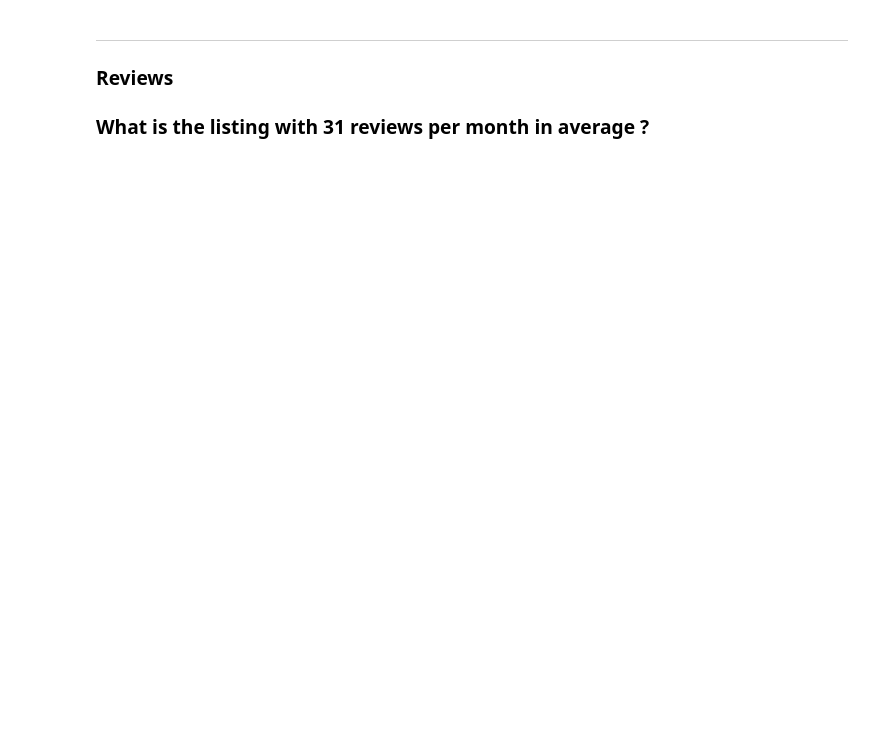
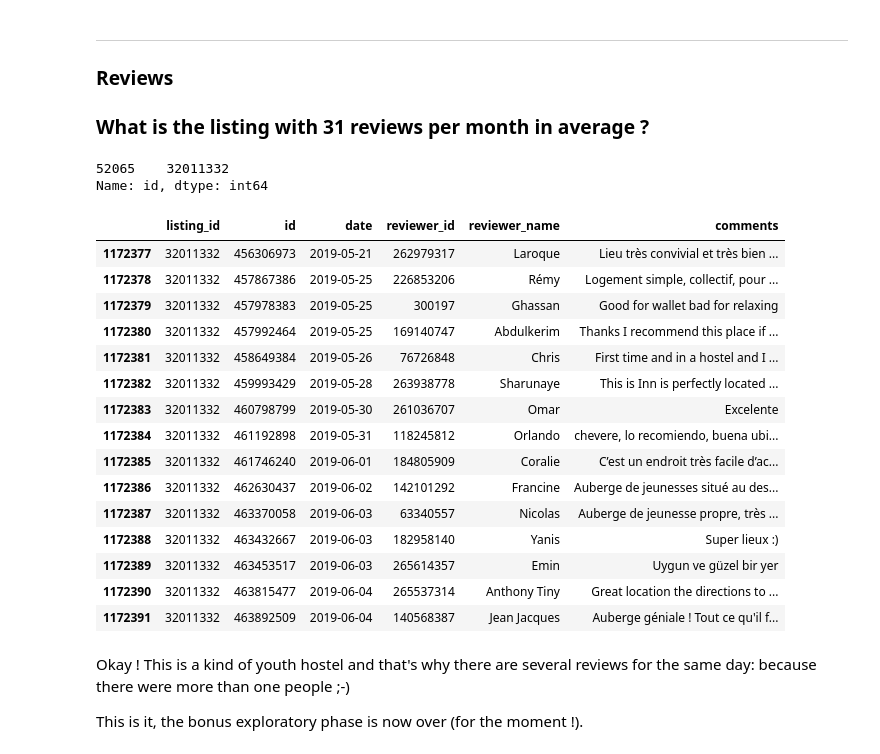
Before and after one commit to nidragedd/udadsnd-p4-airbnb_inside, a Jupyter notebook: notebook/APPENDIX_Bonus_Exploratory_Data.ipynb, the cells around one changed output. Cells and saved outputs as stored; diff of their text form; code cells hidden in the pictures; blank space fills up the shorter version.

Commit message:
Finish bonus EDA

```diff
--- a/notebook/APPENDIX_Bonus_Exploratory_Data.ipynb
+++ b/notebook/APPENDIX_Bonus_Exploratory_Data.ipynb
@@ -24,7 +24,7 @@ from src.preprocessing import cleaning
 # Let's load the datasets
 df_lst = pd.read_csv(datacollector.get_data_file(cst.LISTING_FULL_FILE), sep=',', header=0, low_memory=False)
 df_cal = pd.read_csv(datacollector.get_data_file(cst.CALENDAR_FILE), sep=',', header=0)
-# df_reviews = pd.read_csv(datacollector.get_data_file(cst.REVIEWS_FILE), sep=',', header=0)
+df_reviews = pd.read_csv(datacollector.get_data_file(cst.REVIEWS_FILE), sep=',', header=0)
 # %% [markdown]
 # Want to know more about what's inside data ?
 Welcome to the _Appendix_ section. This is not directly linked to our main objectives but as I am a curious guy, I could not resist to dig more some elements.
@@ -306,0 +305,28 @@ This listing must be rented for at least 5 days so it will cost you something li
+# %%
+df_lst[df_lst.reviews_per_month == df_lst.reviews_per_month.max()].id
+# %% [output]
+52065    32011332
+Name: id, dtype: int64
+# %%
+df_reviews[df_reviews.listing_id == 32011332].head(15)
+# %% [output]
+|  | listing_id | id | date | reviewer_id | reviewer_name | comments |
+| 1172377 | 32011332 | 456306973 | 2019-05-21 | 262979317 | Laroque | Lieu très convivial et très bien ... |
+| 1172378 | 32011332 | 457867386 | 2019-05-25 | 226853206 | Rémy | Logement simple, collectif, pour ... |
+| 1172379 | 32011332 | 457978383 | 2019-05-25 | 300197 | Ghassan | Good for wallet bad for relaxing |
+| 1172380 | 32011332 | 457992464 | 2019-05-25 | 169140747 | Abdulkerim | Thanks I recommend this place if ... |
+| 1172381 | 32011332 | 458649384 | 2019-05-26 | 76726848 | Chris | First time and in a hostel and I ... |
+| 1172382 | 32011332 | 459993429 | 2019-05-28 | 263938778 | Sharunaye | This is Inn is perfectly located ... |
+| 1172383 | 32011332 | 460798799 | 2019-05-30 | 261036707 | Omar | Excelente |
+| 1172384 | 32011332 | 461192898 | 2019-05-31 | 118245812 | Orlando | chevere, lo recomiendo, buena ubi... |
+| 1172385 | 32011332 | 461746240 | 2019-06-01 | 184805909 | Coralie | C’est un endroit très facile d’ac... |
+| 1172386 | 32011332 | 462630437 | 2019-06-02 | 142101292 | Francine | Auberge de jeunesses situé au des... |
+| 1172387 | 32011332 | 463370058 | 2019-06-03 | 63340557 | Nicolas | Auberge de jeunesse propre, très ... |
+| 1172388 | 32011332 | 463432667 | 2019-06-03 | 182958140 | Yanis | Super lieux :) |
+| 1172389 | 32011332 | 463453517 | 2019-06-03 | 265614357 | Emin | Uygun ve güzel bir yer |
+| 1172390 | 32011332 | 463815477 | 2019-06-04 | 265537314 | Anthony Tiny | Great location the directions to ... |
+| 1172391 | 32011332 | 463892509 | 2019-06-04 | 140568387 | Jean Jacques | Auberge géniale ! Tout ce qu'il f... |
+# %% [markdown]
+Okay ! This is a kind of youth hostel and that's why there are several reviews for the same day: because there were more than one people ;-)
+
+This is it, the bonus exploratory phase is now over (for the moment !).
```
Also changed, not shown: parts of 1 cell of this notebook.
